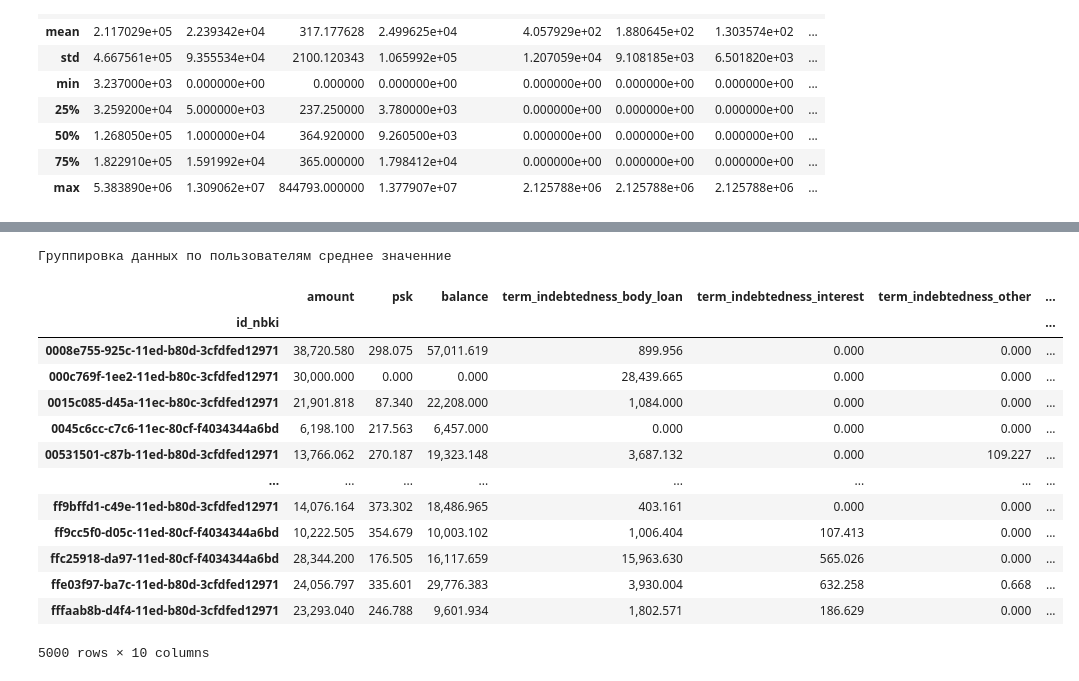
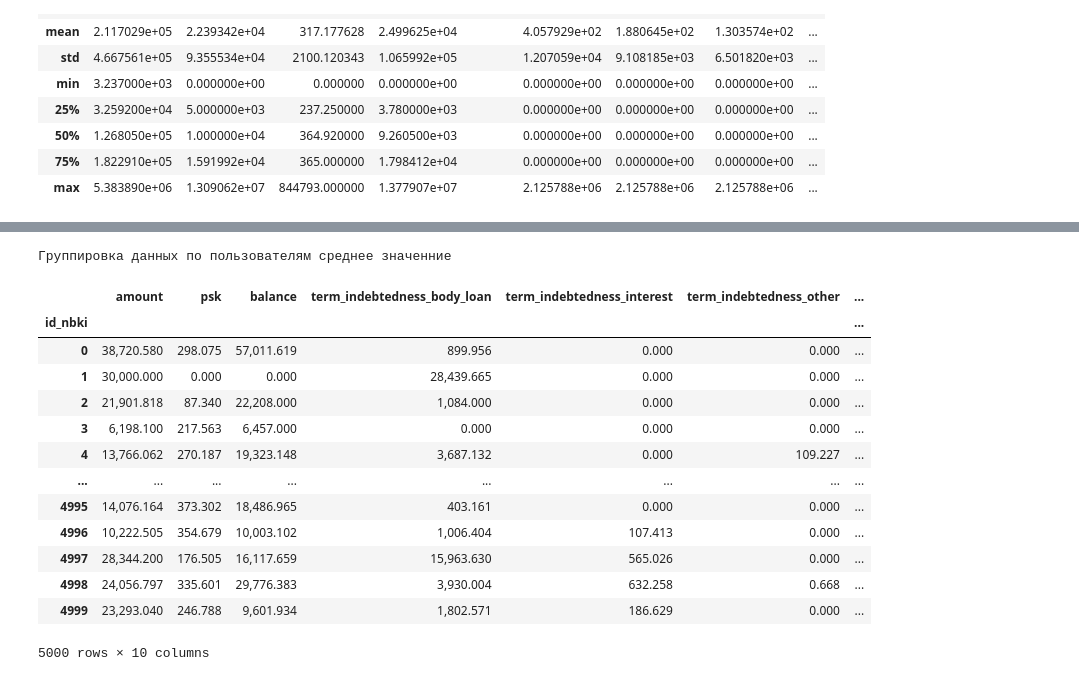
Before and after one commit to Mikhail-068/Scoring, a Jupyter notebook: VolkovKA/Pandas_скоринг_Good_клиентов.ipynb, the cells around one changed output, grey strips where cells are left out. Drawn from its saved outputs; the diff is of its cells as text; code cells hidden in the pictures.

```diff
--- a/VolkovKA/Pandas_скоринг_Good_клиентов.ipynb
+++ b/VolkovKA/Pandas_скоринг_Good_клиентов.ipynb
@@ -33,0 +16,5 @@ data
+# %%
+dataG = pd.read_excel("GoodClient.xlsx", header=2)
+data_g = dataG
+dataB = pd.read_excel("BadClient.xlsx", index_col=0, skiprows=[0, 1], header=0, sheet_name=0)
+data_b = dataB
@@ -182,27 +285,27 @@ KeyError: ignored
 # %%
 # "date of birth", "gender", "education", "position",
 
 print("Группировка данных по пользователям среднее значенние")
-df_groupbyManMean = data.groupby(['id_nbki']).agg('mean')
+df_groupbyManMean = dataG.groupby(['id_nbki']).mean()
 df_groupbyManMean = df_groupbyManMean[[
                               "amount", "psk", "balance", "term_indebtedness_body_loan", "term_indebtedness_interest", "term_indebtedness_other",
             "overdue_indebtedness_interest", "overdue_indebtedness_other", "maximum_amount_overdue_indebtedness", "amount_principal_debt_repaid"]]
 df_groupbyManMean
 # %% [output]
 Группировка данных по пользователям среднее значенние
 |  | amount | psk | balance | term_indebtedness_body_loan | term_indebtedness_interest | term_indebtedness_other | ... |
 | id_nbki |  |  |  |  |  |  | ... |
-| 0008e755-925c-11ed-b80d-3cfdfed12971 | 38,720.580 | 298.075 | 57,011.619 | 899.956 | 0.000 | 0.000 | ... |
-| 000c769f-1ee2-11ed-b80c-3cfdfed12971 | 30,000.000 | 0.000 | 0.000 | 28,439.665 | 0.000 | 0.000 | ... |
-| 0015c085-d45a-11ec-b80c-3cfdfed12971 | 21,901.818 | 87.340 | 22,208.000 | 1,084.000 | 0.000 | 0.000 | ... |
-| 0045c6cc-c7c6-11ec-80cf-f4034344a6bd | 6,198.100 | 217.563 | 6,457.000 | 0.000 | 0.000 | 0.000 | ... |
-| 00531501-c87b-11ed-b80d-3cfdfed12971 | 13,766.062 | 270.187 | 19,323.148 | 3,687.132 | 0.000 | 109.227 | ... |
+| 0 | 38,720.580 | 298.075 | 57,011.619 | 899.956 | 0.000 | 0.000 | ... |
+| 1 | 30,000.000 | 0.000 | 0.000 | 28,439.665 | 0.000 | 0.000 | ... |
+| 2 | 21,901.818 | 87.340 | 22,208.000 | 1,084.000 | 0.000 | 0.000 | ... |
+| 3 | 6,198.100 | 217.563 | 6,457.000 | 0.000 | 0.000 | 0.000 | ... |
+| 4 | 13,766.062 | 270.187 | 19,323.148 | 3,687.132 | 0.000 | 109.227 | ... |
 | ... | ... | ... | ... | ... | ... | ... | ... |
-| ff9bffd1-c49e-11ed-b80d-3cfdfed12971 | 14,076.164 | 373.302 | 18,486.965 | 403.161 | 0.000 | 0.000 | ... |
-| ff9cc5f0-d05c-11ed-80cf-f4034344a6bd | 10,222.505 | 354.679 | 10,003.102 | 1,006.404 | 107.413 | 0.000 | ... |
-| ffc25918-da97-11ed-80cf-f4034344a6bd | 28,344.200 | 176.505 | 16,117.659 | 15,963.630 | 565.026 | 0.000 | ... |
-| ffe03f97-ba7c-11ed-b80d-3cfdfed12971 | 24,056.797 | 335.601 | 29,776.383 | 3,930.004 | 632.258 | 0.668 | ... |
-| fffaab8b-d4f4-11ed-b80d-3cfdfed12971 | 23,293.040 | 246.788 | 9,601.934 | 1,802.571 | 186.629 | 0.000 | ... |
+| 4995 | 14,076.164 | 373.302 | 18,486.965 | 403.161 | 0.000 | 0.000 | ... |
+| 4996 | 10,222.505 | 354.679 | 10,003.102 | 1,006.404 | 107.413 | 0.000 | ... |
+| 4997 | 28,344.200 | 176.505 | 16,117.659 | 15,963.630 | 565.026 | 0.000 | ... |
+| 4998 | 24,056.797 | 335.601 | 29,776.383 | 3,930.004 | 632.258 | 0.668 | ... |
+| 4999 | 23,293.040 | 246.788 | 9,601.934 | 1,802.571 | 186.629 | 0.000 | ... |
 5000 rows × 10 columns
 # %%
 print("Группировка данных по пользователям сумма кредитов")
```
Also changed, not shown: parts of 32 cells of this notebook.
